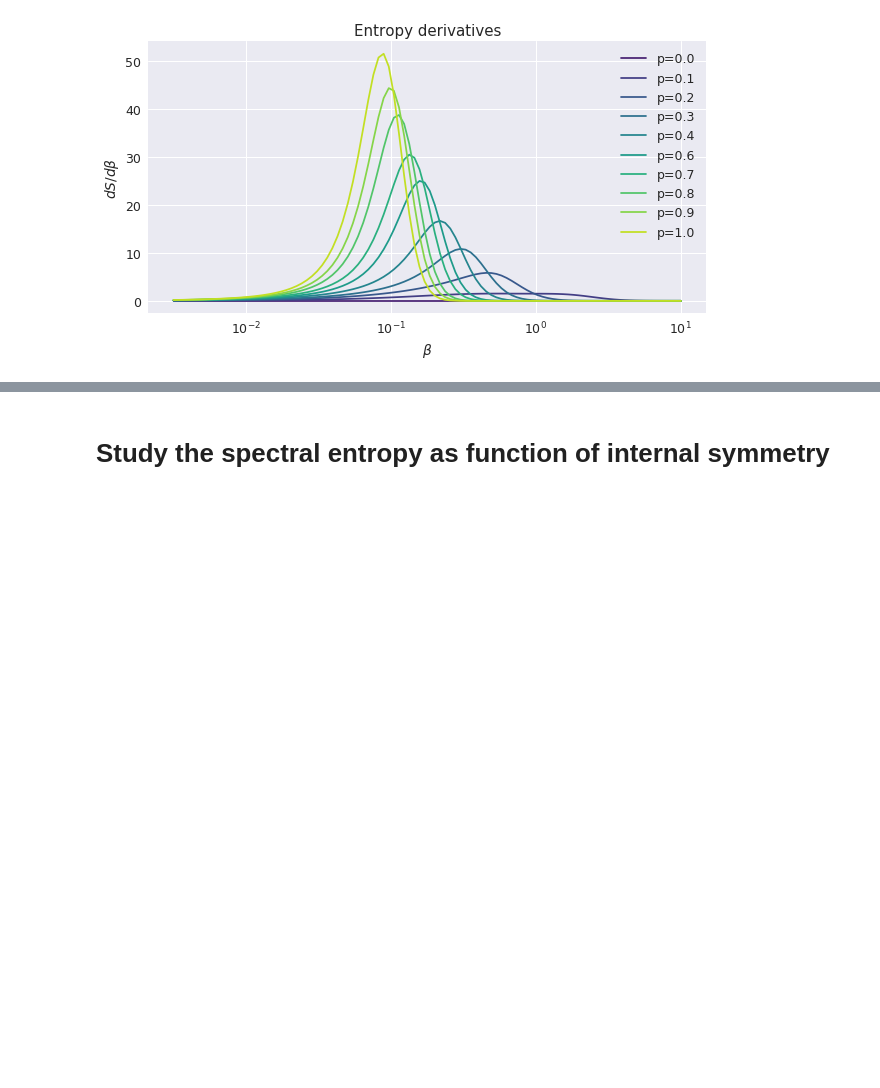
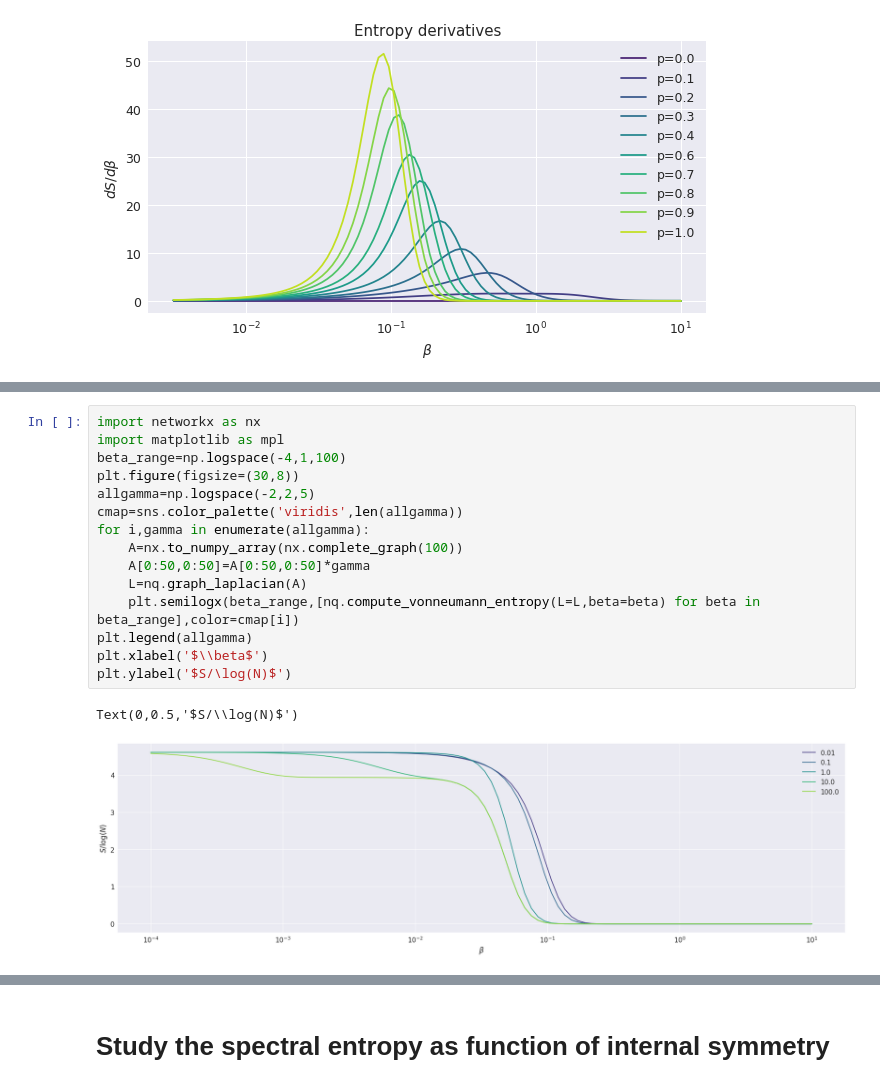
Before and after one commit to CarloNicolini/networkqit, a Jupyter notebook: notebooks/factor_models_thresholding_.ipynb, the cells around one changed output, grey strips where cells are left out. Saved outputs shown, nothing was run; the diff lists cells and outputs as text; blank space fills up the shorter version.

```diff
--- a/notebooks/factor_models_thresholding_.ipynb
+++ b/notebooks/factor_models_thresholding_.ipynb
@@ -277,0 +323,18 @@ plt.show()
+# %%
+import networkx as nx
+import matplotlib as mpl
+beta_range=np.logspace(-4,1,100)
+plt.figure(figsize=(30,8))
+allgamma=np.logspace(-2,2,5)
+cmap=sns.color_palette('viridis',len(allgamma))
+for i,gamma in enumerate(allgamma):
+    A=nx.to_numpy_array(nx.complete_graph(100))
+    A[0:50,0:50]=A[0:50,0:50]*gamma
+    L=nq.graph_laplacian(A)
+    plt.semilogx(beta_range,[nq.compute_vonneumann_entropy(L=L,beta=beta) for beta in beta_range],color=cmap[i])
+plt.legend(allgamma)
+plt.xlabel('$\\beta$')
+plt.ylabel('$S/\log(N)$')
+# %% [output]
+Text(0,0.5,'$S/\\log(N)$')
+[figure, added]
```
Also changed, not shown: parts of 8 cells of this notebook, 3 other files.
